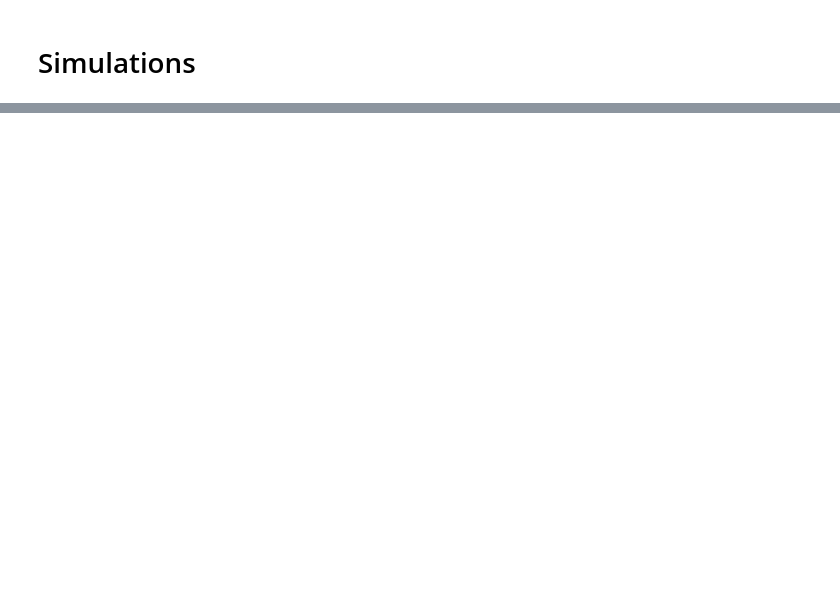
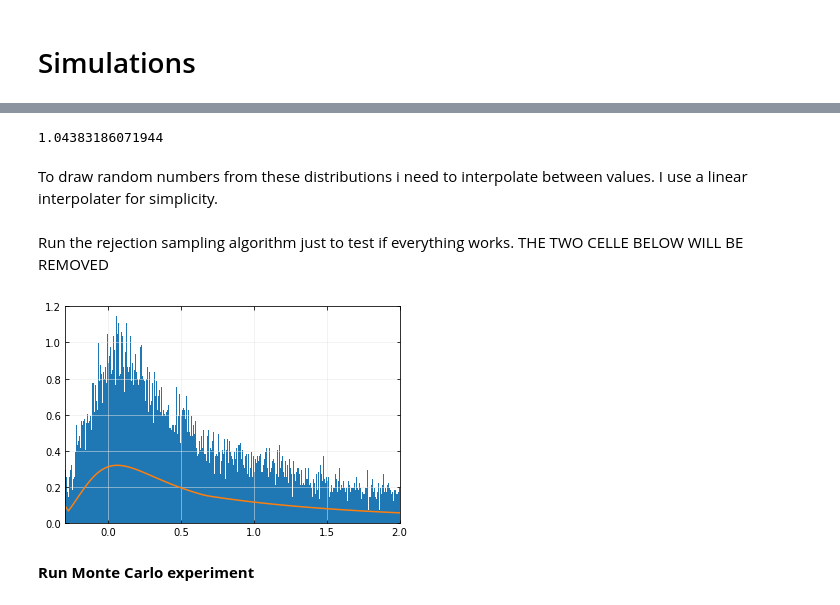
Before and after one commit to madsankern/TermPaper_ineq, a Jupyter notebook: distribution.ipynb, the cells around one changed output, grey strips where cells are left out. Drawn from its saved outputs; the diff is of its cells as text; code cells hidden in the pictures; blank space fills up the shorter version.

```diff
--- a/distribution.ipynb
+++ b/distribution.ipynb
@@ -282,0 +109,43 @@ plt.savefig('../../tex/figs/gini_distribution.pdf')
+# %%
+# Generate envelope density
+density_pareto = funcs.den_pareto2(w, 1.5, np.min(w))
+
+# Find the ratio of the densities over the domain
+c = g/density_pareto
+
+# Find the maximal value and add small epsilon
+c_max = np.max(c) + 1e-5
+print(c_max)
+# %% [output]
+1.04383186071944
+# %% [markdown]
+To draw random numbers from these distributions i need to interpolate between values.
+I use a linear interpolater for simplicity.
+# %%
+f = interpolate.interp1d(w,g, bounds_error = False, fill_value = 0)
+h = interpolate.interp1d(w,density_pareto, bounds_error = False, fill_value = 0)
+# %% [markdown]
+Run the rejection sampling algorithm just to test if everything works.
+THE TWO CELLE BELOW WILL BE REMOVED
+# %%
+# Test function
+N = 50_000
+
+sample = funcs.act_rejct(N,c_max,h,f)
+# %%
+fig = plt.figure(figsize=(6,4))
+ax = fig.add_subplot(1,1,1)
+
+ax.grid(b=True, which = 'major', linestyle='-', linewidth=0.5, color='0.9', zorder=0)
+ax.tick_params(axis='both', bottom=True, top=True, left=True, right=True, direction='in', which='both')
+
+ax.hist(sample, bins = np.linspace(np.min(w),2,500), density = True)
+ax.plot(w,g)
+
+ax.set_xlim(np.min(w),2)
+
+plt.show()
+# %% [output]
+[figure, added]
+# %% [markdown]
+**Run Monte Carlo experiment**
```
Also changed, not shown: parts of 50 cells of this notebook.
